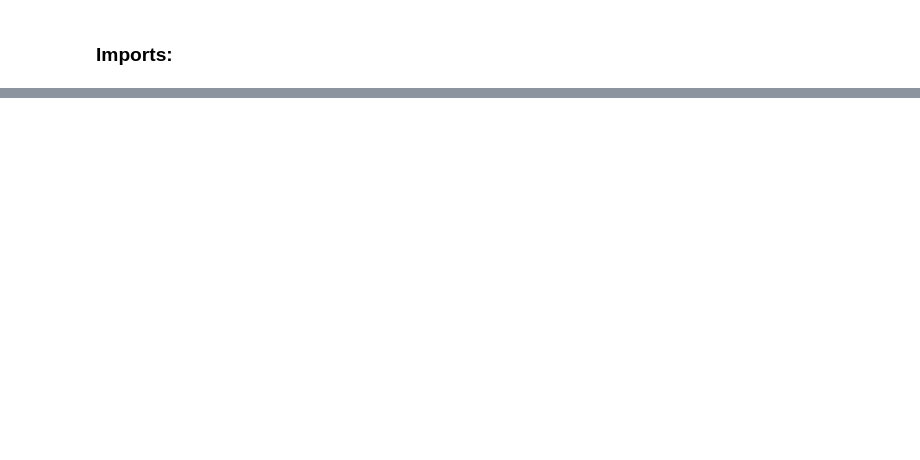
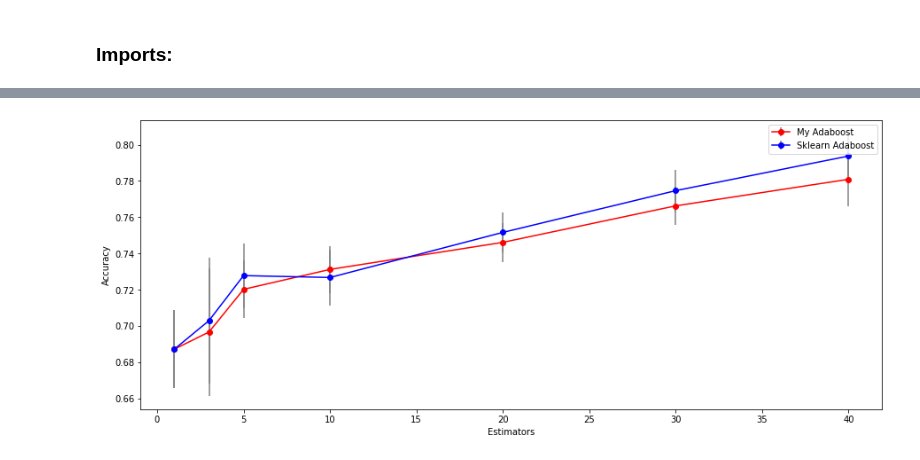
Before and after one commit to g-bordoni/Adaboost, a Jupyter notebook: classifier-analysis.ipynb, the cells around one changed output, grey strips where cells are left out. Drawn from its saved outputs; the diff is of its cells as text; code cells hidden in the pictures; blank space fills up the shorter version.

```diff
--- a/classifier-analysis.ipynb
+++ b/classifier-analysis.ipynb
@@ -17,7 +18,7 @@ def get_tic_tac_toe_data() -> Tuple[list, list]:
         de listas numericas
     """
 
-    def category_convertor(item):
+    def category_converter(item):
         if item == 'x' or item == 'positive':
             return 1
         if item == 'o' or item == 'negative':
@@ -30,8 +31,8 @@ def get_tic_tac_toe_data() -> Tuple[list, list]:
     with open('tic-tac-toe.data', newline='') as csv_file:
         reader = csv.reader(csv_file)
         for row in reader:
-            feature_values.append(np.array([category_convertor(item) for item in row[:-1]]))
-            label_values.append(category_convertor(row[-1]))
+            feature_values.append(np.array([category_converter(item) for item in row[:-1]]))
+            label_values.append(category_converter(row[-1]))
 
     return feature_values, label_values
 
@@ -84,0 +99,33 @@ def cross_validation_score(model: Any, features_partitions: List[list], labels_p
+# %%
+n_estimators_to_test = [1, 3, 5, 10, 20, 30, 40]
+
+# Realizando o experimento para o MyAdaboost
+my_adaboost_accuracy = list()
+my_adaboost_error = list()
+for n in n_estimators_to_test:
+  accuracy, error = cross_validation_score(MyAdaboostClassifier(n_estimators=n, classifier_model='stump'),
+                                           features_partitions, labels_partitions)
+  my_adaboost_accuracy.append(accuracy)
+  my_adaboost_error.append(error)
+
+# Realizando o experimento para o ScyKit Learn Adaboost
+sklearn_adaboost_accuracy = list()
+sklearn_adaboost_error = list()
+for n in n_estimators_to_test:
+  accuracy, error = cross_validation_score(AdaBoostClassifier(n_estimators=n),
+                                           features_partitions, labels_partitions)
+  sklearn_adaboost_accuracy.append(accuracy)
+  sklearn_adaboost_error.append(error)
+
+# Plotando os resultados
+plt.figure(figsize=(15, 6))
+plt.errorbar(x=n_estimators_to_test, y=my_adaboost_accuracy, yerr=my_adaboost_error,
+             fmt='-o', color='r', ecolor='gray', label='My Adaboost')
+plt.errorbar(x=n_estimators_to_test, y=sklearn_adaboost_accuracy, yerr=sklearn_adaboost_error,
+             fmt='-o', color='b', ecolor='gray',label='Sklearn Adaboost')
+plt.xlabel('Estimators')
+plt.ylabel('Accuracy')
+plt.legend()
+plt.show()
+# %% [output]
+[figure, added]
```
Also changed, not shown: parts of 12 cells of this notebook, 3 other files.
